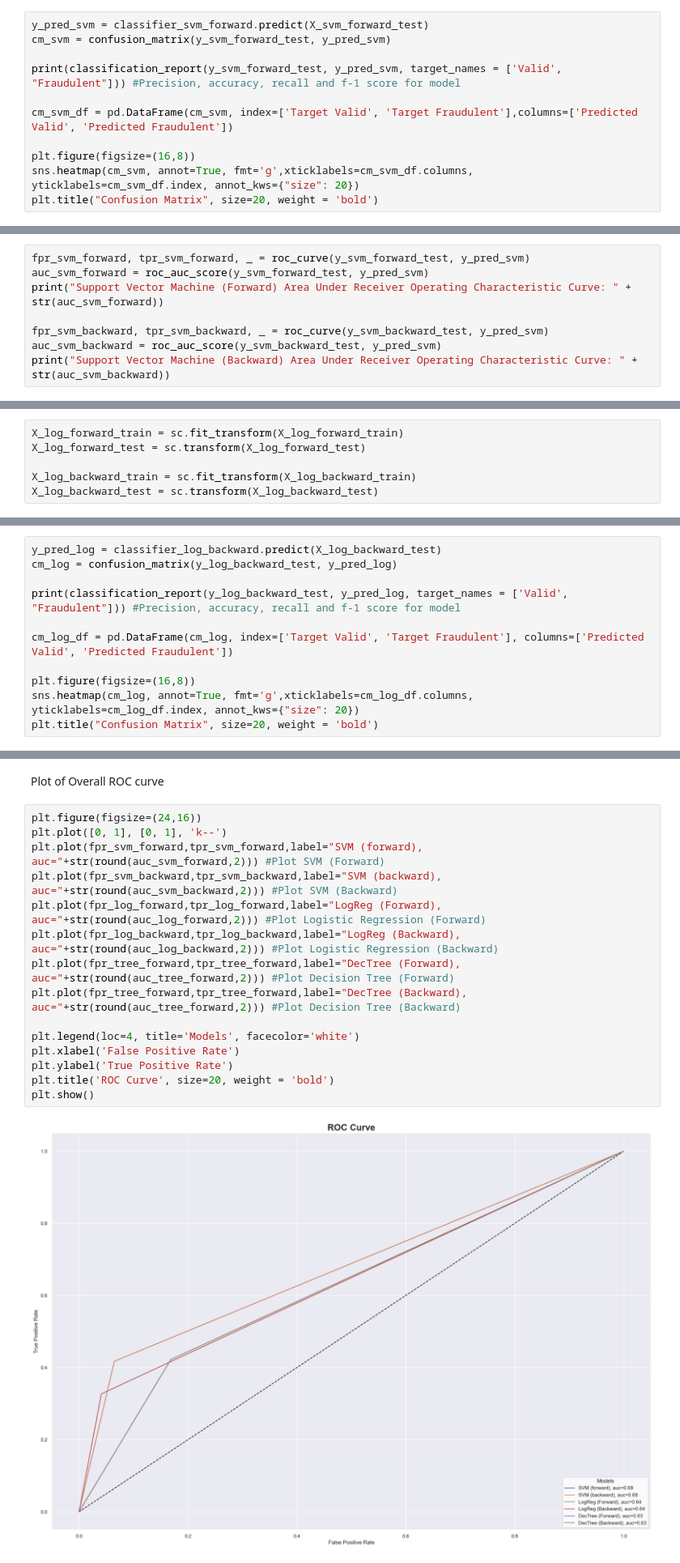
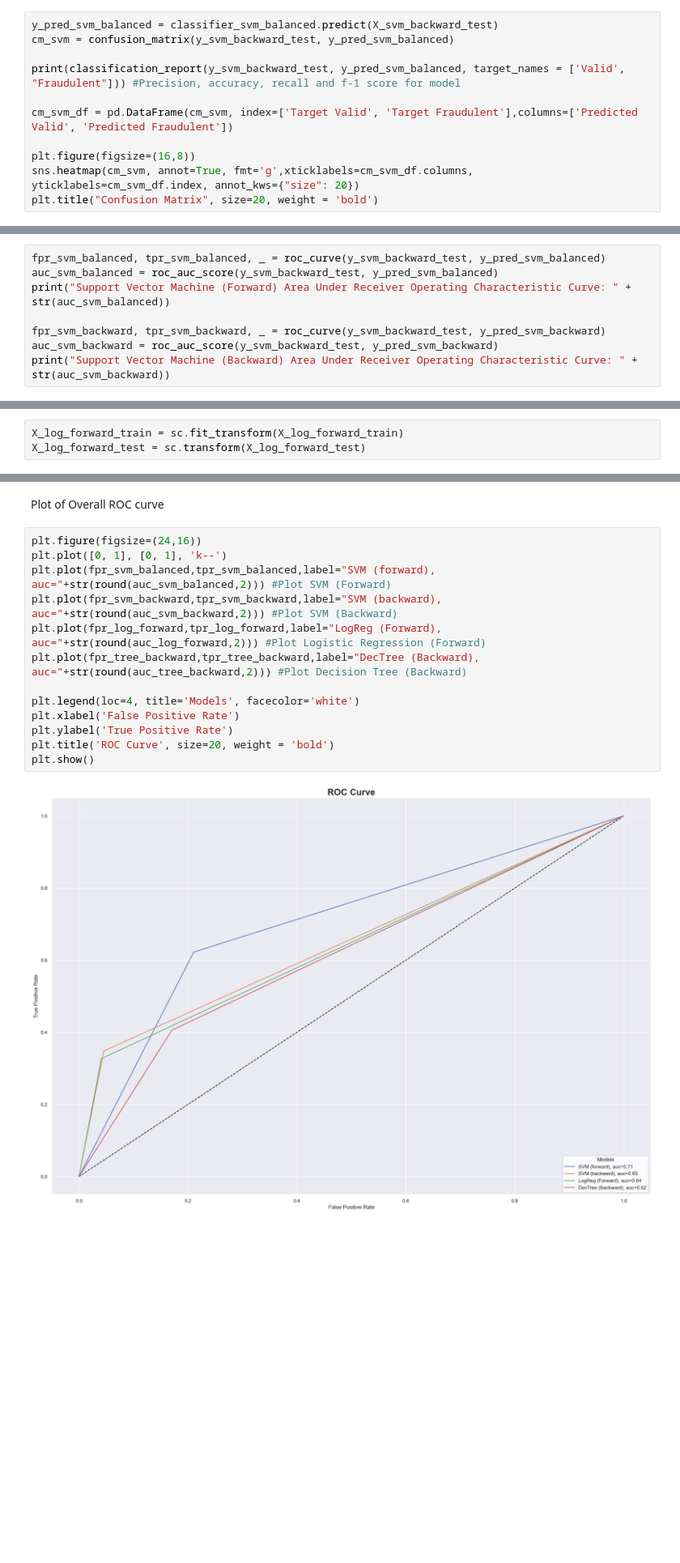
Before and after one commit to Alexius0123/Card-Fraud-Project, a Jupyter notebook: final.ipynb, the cells around one changed output, grey strips where cells are left out. Shown at 81% size. Drawn from its saved outputs; the diff is of its cells as text; blank space fills up the shorter version.

```diff
--- a/final.ipynb
+++ b/final.ipynb
@@ -347,8 +382,8 @@ Evaluation of the forward propogation SVM model
 # %%
-y_pred_svm = classifier_svm_forward.predict(X_svm_forward_test)
-cm_svm = confusion_matrix(y_svm_forward_test, y_pred_svm)
+y_pred_svm_balanced = classifier_svm_balanced.predict(X_svm_backward_test)
+cm_svm = confusion_matrix(y_svm_backward_test, y_pred_svm_balanced)
 
-print(classification_report(y_svm_forward_test, y_pred_svm, target_names = ['Valid', "Fraudulent"])) #Precision, accuracy, recall and f-1 score for model
+print(classification_report(y_svm_backward_test, y_pred_svm_balanced, target_names = ['Valid', "Fraudulent"])) #Precision, accuracy, recall and f-1 score for model
 
 cm_svm_df = pd.DataFrame(cm_svm, index=['Target Valid', 'Target Fraudulent'],columns=['Predicted Valid', 'Predicted Fraudulent'])
 
@@ -393,11 +404,11 @@ Text(0.5, 1.0, 'Confusion Matrix')
 # %% [markdown]
 ROC and AUROC metrics
 # %%
-fpr_svm_forward, tpr_svm_forward, _ = roc_curve(y_svm_forward_test, y_pred_svm)
-auc_svm_forward = roc_auc_score(y_svm_forward_test, y_pred_svm)
-print("Support Vector Machine (Forward) Area Under Receiver Operating Characteristic Curve: " + str(auc_svm_forward))
+fpr_svm_balanced, tpr_svm_balanced, _ = roc_curve(y_svm_backward_test, y_pred_svm_balanced)
+auc_svm_balanced = roc_auc_score(y_svm_backward_test, y_pred_svm_balanced)
+print("Support Vector Machine (Forward) Area Under Receiver Operating Characteristic Curve: " + str(auc_svm_balanced))
 
-fpr_svm_backward, tpr_svm_backward, _ = roc_curve(y_svm_backward_test, y_pred_svm)
-auc_svm_backward = roc_auc_score(y_svm_backward_test, y_pred_svm)
+fpr_svm_backward, tpr_svm_backward, _ = roc_curve(y_svm_backward_test, y_pred_svm_backward)
+auc_svm_backward = roc_auc_score(y_svm_backward_test, y_pred_svm_backward)
 print("Support Vector Machine (Backward) Area Under Receiver Operating Characteristic Curve: " + str(auc_svm_backward))
 # %% [output]
@@ -485,9 +489,6 @@ Rescale the new dataset with only selected features
 # %%
 X_log_forward_train = sc.fit_transform(X_log_forward_train)
 X_log_forward_test = sc.transform(X_log_forward_test)
-
-X_log_backward_train = sc.fit_transform(X_log_backward_train)
-X_log_backward_test = sc.transform(X_log_backward_test)
 # %% [markdown]
 # Model Selection and Training
 # %% [markdown]
@@ -531,11 +526,0 @@ Evaluation of the backward propogation Logistic Regression model
-# %%
-y_pred_log = classifier_log_backward.predict(X_log_backward_test)
-cm_log = confusion_matrix(y_log_backward_test, y_pred_log)
-
-print(classification_report(y_log_backward_test, y_pred_log, target_names = ['Valid', "Fraudulent"])) #Precision, accuracy, recall and f-1 score for model
-
-cm_log_df = pd.DataFrame(cm_log, index=['Target Valid', 'Target Fraudulent'], columns=['Predicted Valid', 'Predicted Fraudulent'])
-
-plt.figure(figsize=(16,8))
-sns.heatmap(cm_log, annot=True, fmt='g',xticklabels=cm_log_df.columns, yticklabels=cm_log_df.index, annot_kws={"size": 20})
-plt.title("Confusion Matrix", size=20, weight = 'bold')
@@ -723,20 +651,18 @@ Plot of Overall ROC curve
 # %%
 plt.figure(figsize=(24,16))
 plt.plot([0, 1], [0, 1], 'k--')
-plt.plot(fpr_svm_forward,tpr_svm_forward,label="SVM (forward), auc="+str(round(auc_svm_forward,2))) #Plot SVM (Forward)
+plt.plot(fpr_svm_balanced,tpr_svm_balanced,label="SVM (forward), auc="+str(round(auc_svm_balanced,2))) #Plot SVM (Forward)
 plt.plot(fpr_svm_backward,tpr_svm_backward,label="SVM (backward), auc="+str(round(auc_svm_backward,2))) #Plot SVM (Backward)
 plt.plot(fpr_log_forward,tpr_log_forward,label="LogReg (Forward), auc="+str(round(auc_log_forward,2))) #Plot Logistic Regression (Forward)
-plt.plot(fpr_log_backward,tpr_log_backward,label="LogReg (Backward), auc="+str(round(auc_log_backward,2))) #Plot Logistic Regression (Backward)
-plt.plot(fpr_tree_forward,tpr_tree_forward,label="DecTree (Forward), auc="+str(round(auc_tree_forward,2))) #Plot Decision Tree (Forward)
-plt.plot(fpr_tree_forward,tpr_tree_forward,label="DecTree (Backward), auc="+str(round(auc_tree_forward,2))) #Plot Decision Tree (Backward)
+plt.plot(fpr_tree_backward,tpr_tree_backward,label="DecTree (Backward), auc="+str(round(auc_tree_backward,2))) #Plot Decision Tree (Backward)
 
 plt.legend(loc=4, title='Models', facecolor='white')
 plt.xlabel('False Positive Rate')
 plt.ylabel('True Positive Rate')
 plt.title('ROC Curve', size=20, weight = 'bold')
 plt.show()
 # %% [output]
-[figure, old version]
+[figure, new version]
 # %% [markdown]
 # Characteristics of Support Vector Machine
 Based on average class accuracy, f-1 score and Area Under ROC curve, we have determined that the best classifier for the dataset would be the Support Vector Machine (SVM).
```
Also changed, not shown: parts of 44 cells of this notebook.
